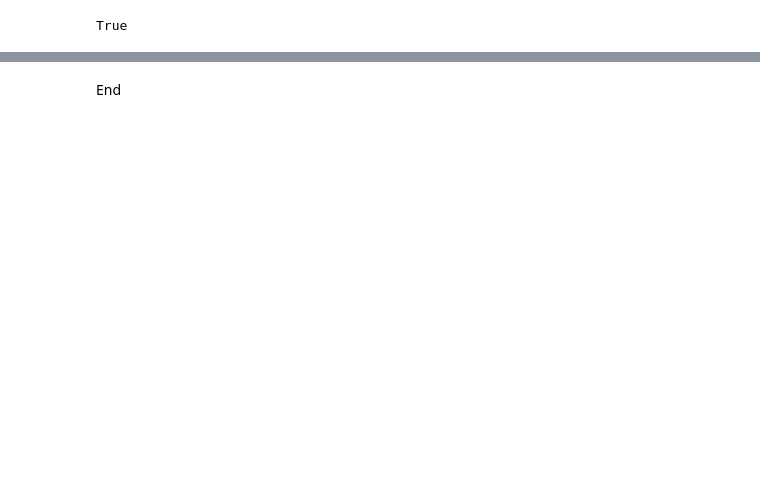
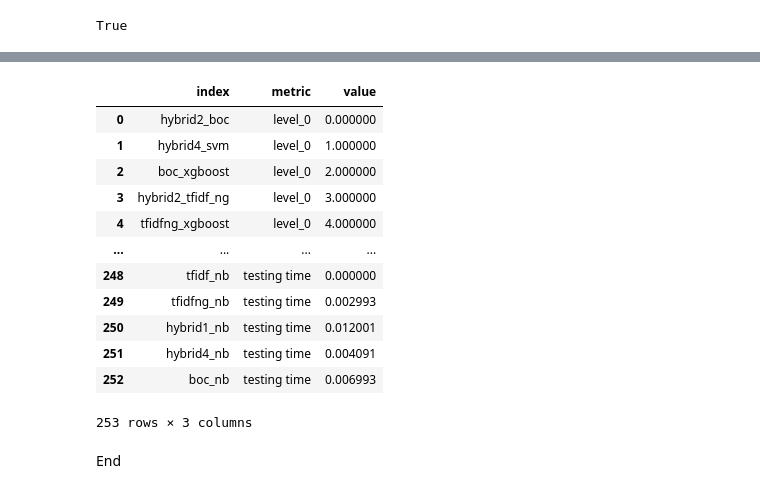
Before and after one commit to gdrlab/cascaded-sqli-detection, a Jupyter notebook: utils/Demonstrate_test_results.ipynb, the cells around one changed output, grey strips where cells are left out. Drawn from its saved outputs; the diff is of its cells as text; code cells hidden in the pictures; blank space fills up the shorter version.

```diff
--- a/utils/Demonstrate_test_results.ipynb
+++ b/utils/Demonstrate_test_results.ipynb
@@ -81,2 +93,21 @@ for i in ax.containers:
+# %%
+df_sorted = df.sort_values("f1",ascending=False).reset_index()
+df_res_index = df_sorted.reset_index()
+df_melted = pd.melt(df_res_index, id_vars="index", var_name="metric", value_name="value")
+df_melted
+# %% [output]
+|  | index | metric | value |
+| 0 | hybrid2_boc | level_0 | 0.000000 |
+| 1 | hybrid4_svm | level_0 | 1.000000 |
+| 2 | boc_xgboost | level_0 | 2.000000 |
+| 3 | hybrid2_tfidf_ng | level_0 | 3.000000 |
+| 4 | tfidfng_xgboost | level_0 | 4.000000 |
+| ... | ... | ... | ... |
+| 248 | tfidf_nb | testing time | 0.000000 |
+| 249 | tfidfng_nb | testing time | 0.002993 |
+| 250 | hybrid1_nb | testing time | 0.012001 |
+| 251 | hybrid4_nb | testing time | 0.004091 |
+| 252 | boc_nb | testing time | 0.006993 |
+253 rows × 3 columns
 # %% [markdown]
 End
```
Also changed, not shown: parts of 5 cells of this notebook.
